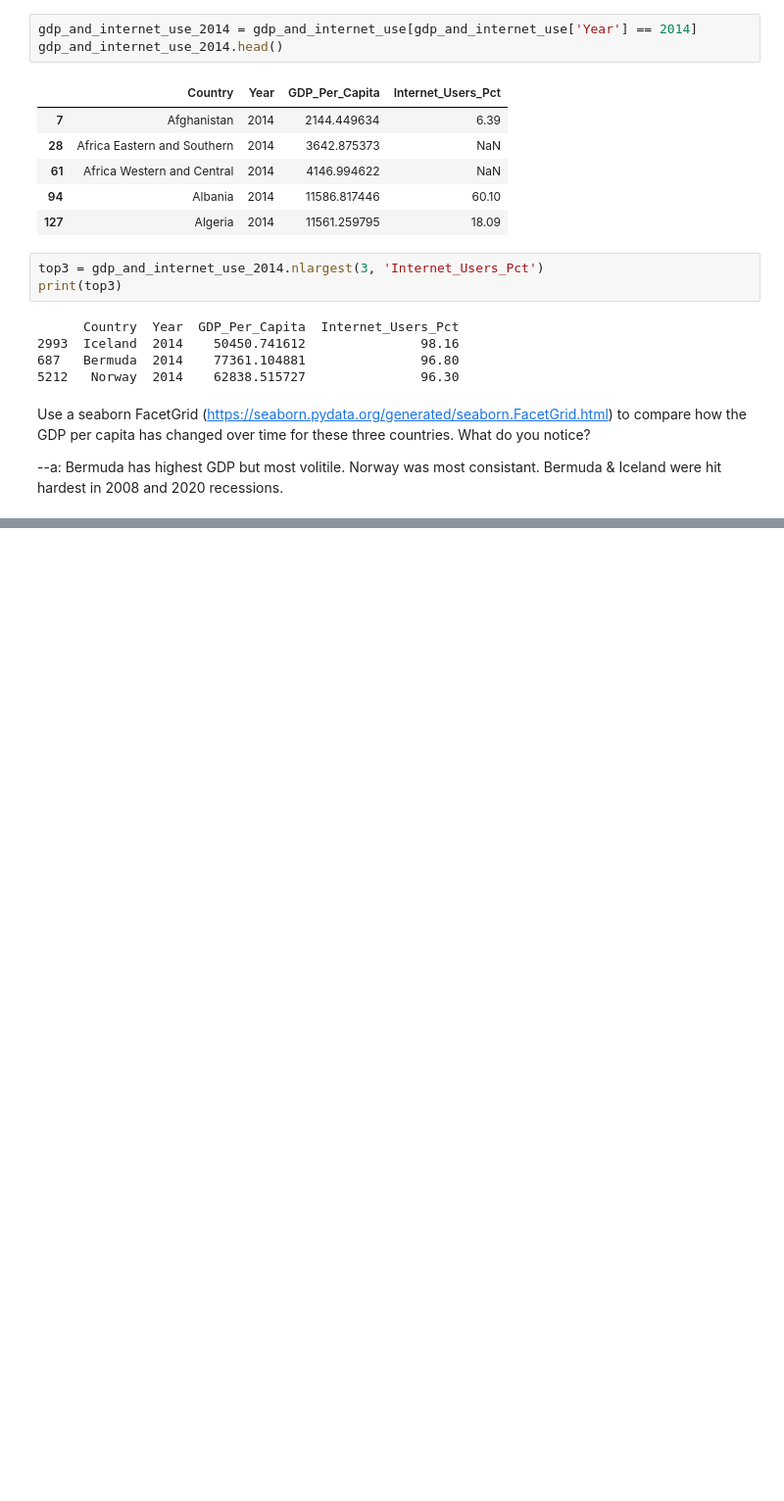
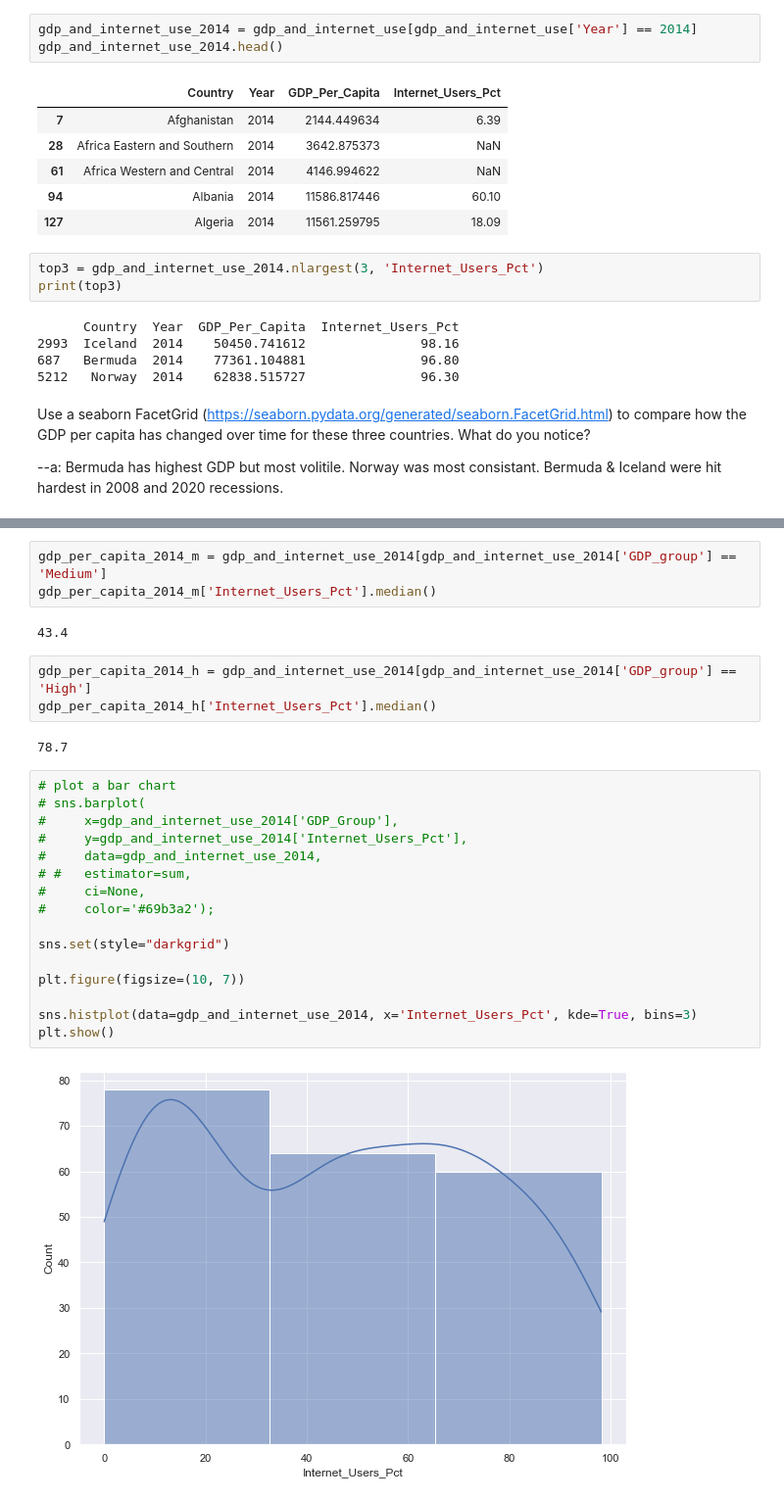
Before and after one commit to NSS-Data-Analytics-Cohort-10/gdp-and-internet-usage-t-white-21, a Jupyter notebook: notebook/un_project.ipynb, the cells around one changed output, grey strips where cells are left out. Shown: that part at 98% size. Cells and saved outputs as stored; diff of their text form; blank space fills up the shorter version.

```diff
--- a/notebook/un_project.ipynb
+++ b/notebook/un_project.ipynb
@@ -684,0 +662,28 @@ gdp_per_capita_2014_h['Internet_Users_Pct'].median()
+# %%
+gdp_per_capita_2014_m = gdp_and_internet_use_2014[gdp_and_internet_use_2014['GDP_group'] == 'Medium']
+gdp_per_capita_2014_m['Internet_Users_Pct'].median()
+# %% [output]
+43.4
+# %%
+gdp_per_capita_2014_h = gdp_and_internet_use_2014[gdp_and_internet_use_2014['GDP_group'] == 'High']
+gdp_per_capita_2014_h['Internet_Users_Pct'].median()
+# %% [output]
+78.7
+# %%
+# plot a bar chart
+# sns.barplot(
+#     x=gdp_and_internet_use_2014['GDP_Group'],
+#     y=gdp_and_internet_use_2014['Internet_Users_Pct'],
+#     data=gdp_and_internet_use_2014,
+# #   estimator=sum,
+#     ci=None,
+#     color='#69b3a2');
+
+sns.set(style="darkgrid")
+
+plt.figure(figsize=(10, 7))
+
+sns.histplot(data=gdp_and_internet_use_2014, x='Internet_Users_Pct', kde=True, bins=3)
+plt.show()
+# %% [output]
+[figure, added]
```
Also changed, not shown: parts of 33 cells of this notebook.
